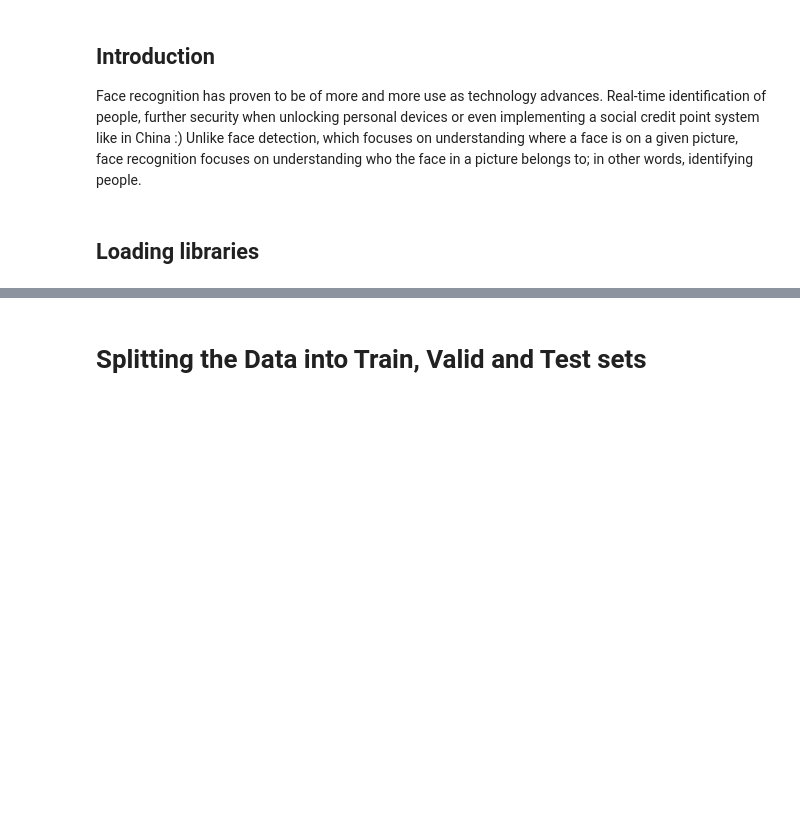
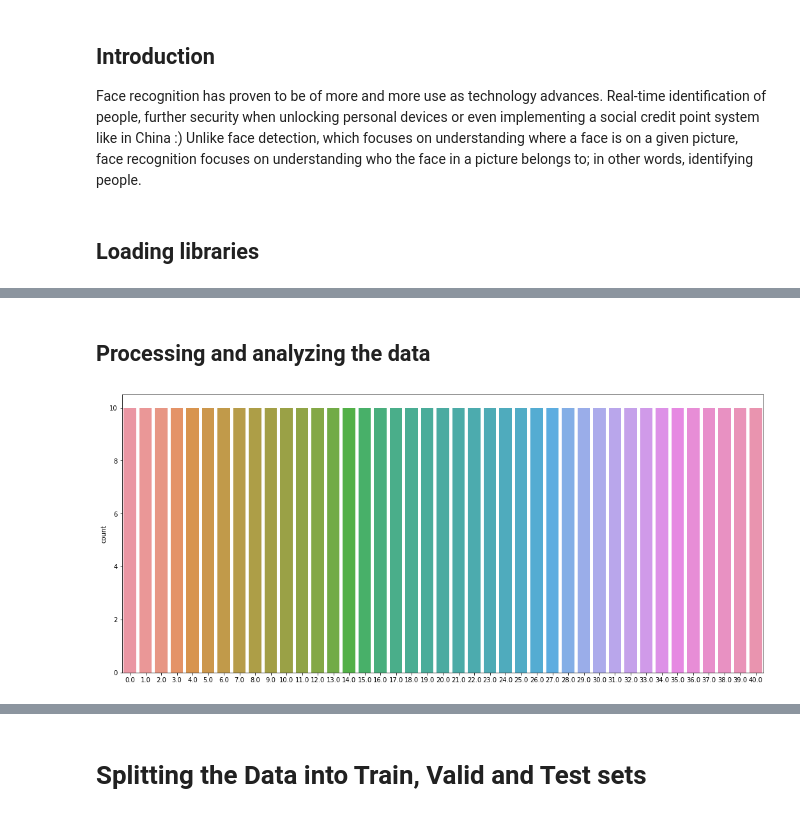
Before and after one commit to tiagoleonmelo/face-recognition, a Jupyter notebook: Face Recognition.ipynb, the cells around one changed output, grey strips where cells are left out. Cells and saved outputs as stored; diff of their text form; code cells hidden in the pictures; blank space fills up the shorter version.

```diff
--- a/Face Recognition.ipynb
+++ b/Face Recognition.ipynb
@@ -125,0 +149,9 @@ plt.show()
+# %% [markdown]
+## Processing and analyzing the data
+# %%
+# Image count
+plt.figure(figsize = (18,8))
+sns.countplot(x = y[:, 0])
+plt.show()
+# %% [output]
+[figure, added]
```
Also changed, not shown: parts of 19 cells of this notebook.
